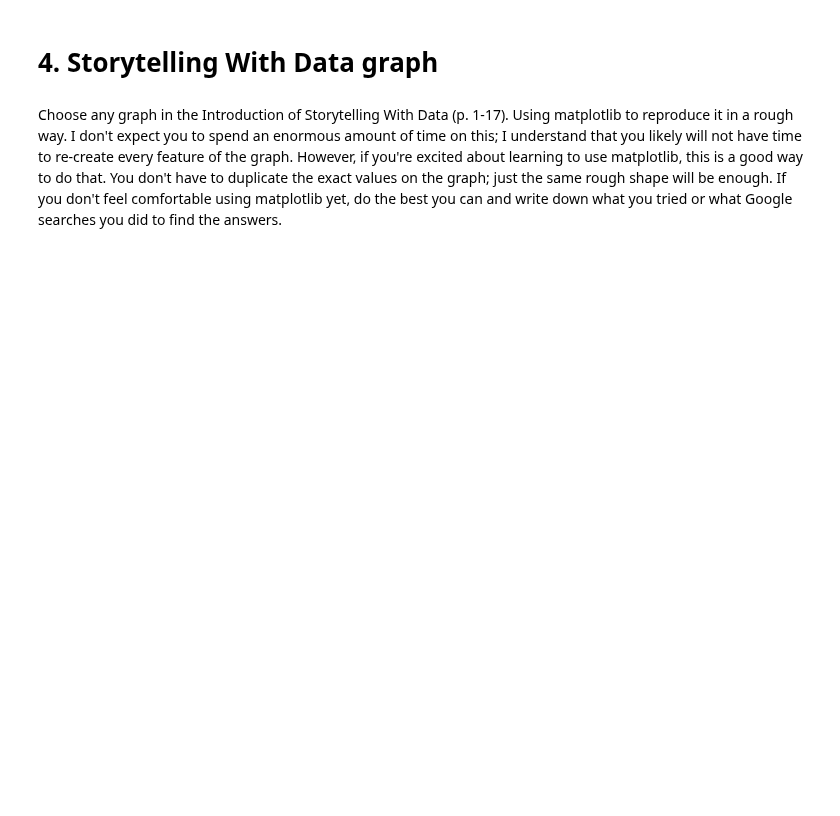
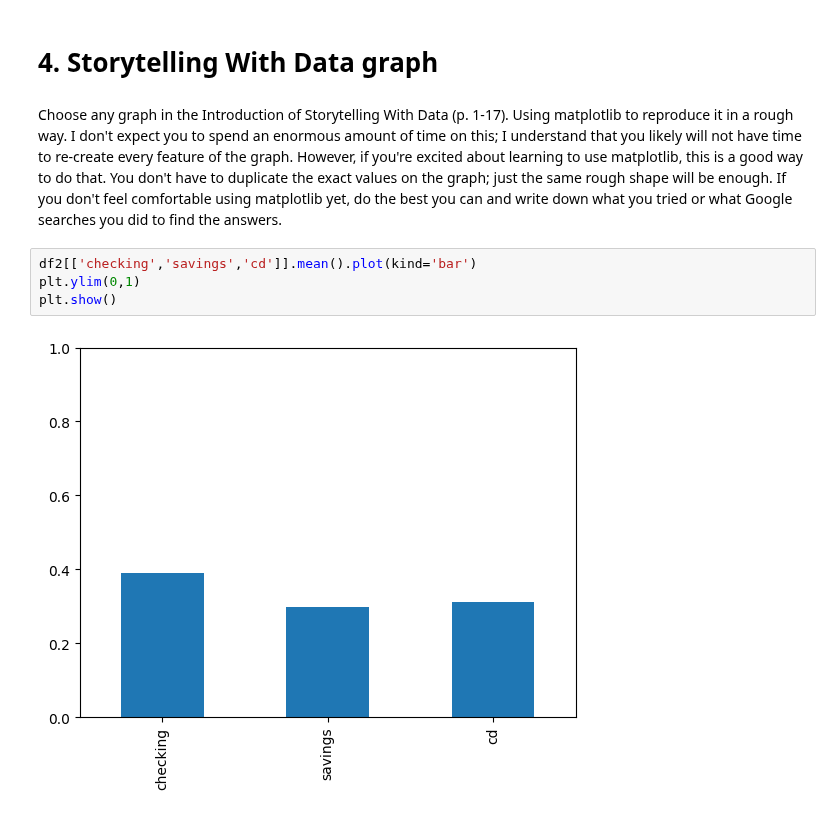
Before and after one commit to andre-bu-gitdev/O2_AI_for_Leaders_dx699, a Jupyter notebook: Week1.ipynb, the cells around one changed output. Cells and saved outputs as stored; diff of their text form; blank space fills up the shorter version.

```diff
--- a/Week1.ipynb
+++ b/Week1.ipynb
@@ -445,3 +448,9 @@ ax.set_xlabel("Birth Date") # label the x axis
 # 4. Storytelling With Data graph
 # %% [markdown]
 Choose any graph in the Introduction of Storytelling With Data (p. 1-17).  Using matplotlib to reproduce it in a rough way.  I don't expect you to spend an enormous amount of time on this; I understand that you likely will not have time to re-create every feature of the graph.  However, if you're excited about learning to use matplotlib, this is a good way to do that.  You don't have to duplicate the exact values on the graph; just the same rough shape will be enough.  If you don't feel comfortable using matplotlib yet, do the best you can and write down what you tried or what Google searches you did to find the answers.
+# %%
+df2[['checking','savings','cd']].mean().plot(kind='bar')
+plt.ylim(0,1)
+plt.show()
+# %% [output]
+[figure, added]
```
Also changed, not shown: parts of 1 cell of this notebook.
